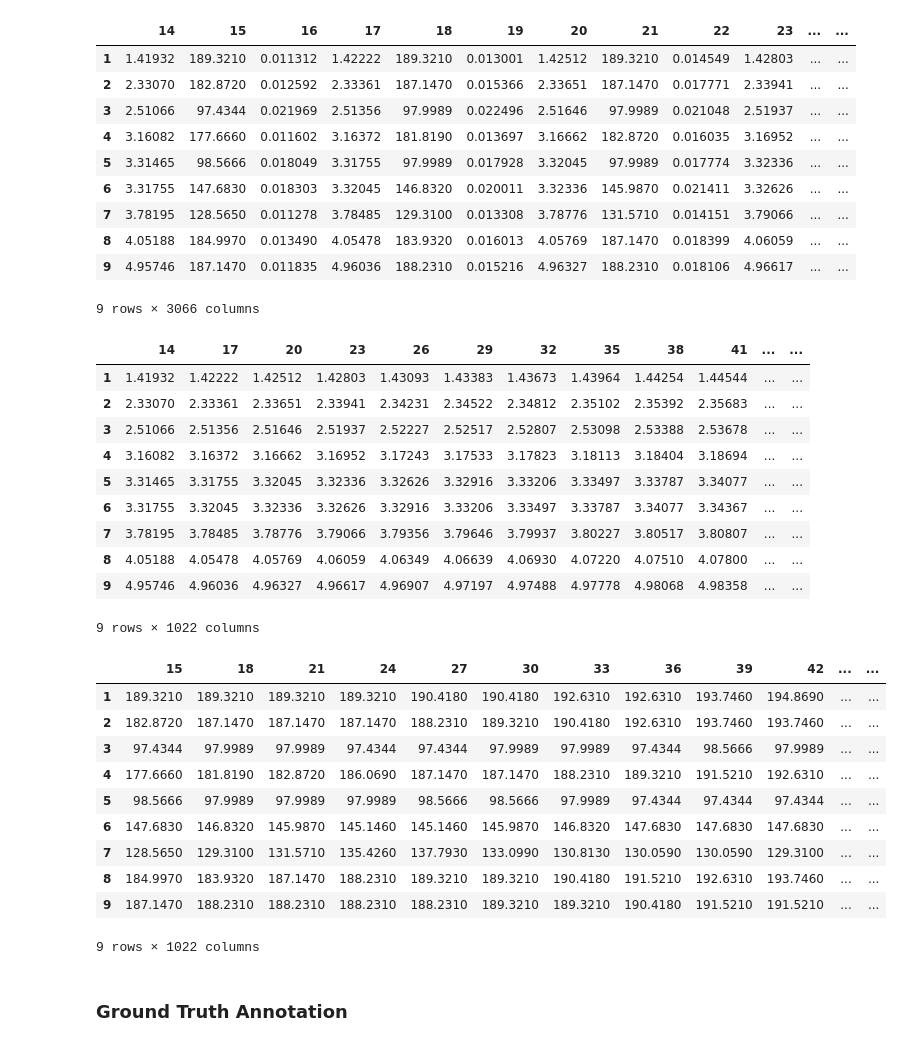
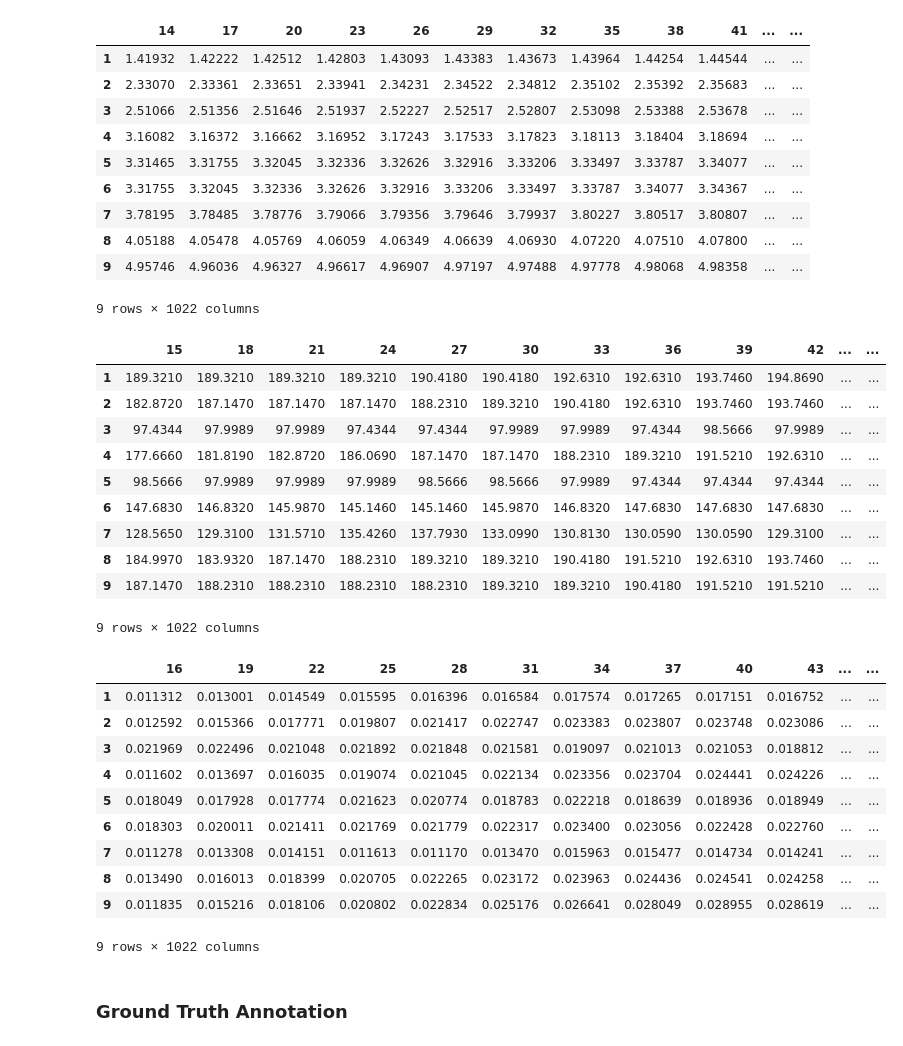
Before and after one commit to rabitt/contour_classification, a Jupyter notebook: contours_to_labels.ipynb, the cells around one changed output. Cells and saved outputs as stored; diff of their text form; code cells hidden in the pictures.

```diff
--- a/contours_to_labels.ipynb
+++ b/contours_to_labels.ipynb
@@ -29,3 +15,8 @@ contours_sal = contours.iloc[:, 2::3]
+# %%
+contour_data = cc.load_contour_data(contour_fpath)
+
+features = cc.features_from_contour_data(contour_data, normalize=True)
+contours_t, contours_f, contours_s = cc.contours_from_contour_data(contour_data)
 # %%
 features.iloc[1:10]
 # %% [output]
@@ -42,44 +33,44 @@ features.iloc[1:10]
 # %%
-contours.iloc[1:10]
+contours_t.iloc[1:10]
 # %% [output]
-|  | 14 | 15 | 16 | 17 | 18 | 19 | 20 | 21 | 22 | 23 | ... | ... |
-| 1 | 1.41932 | 189.3210 | 0.011312 | 1.42222 | 189.3210 | 0.013001 | 1.42512 | 189.3210 | 0.014549 | 1.42803 | ... | ... |
-| 2 | 2.33070 | 182.8720 | 0.012592 | 2.33361 | 187.1470 | 0.015366 | 2.33651 | 187.1470 | 0.017771 | 2.33941 | ... | ... |
-| 3 | 2.51066 | 97.4344 | 0.021969 | 2.51356 | 97.9989 | 0.022496 | 2.51646 | 97.9989 | 0.021048 | 2.51937 | ... | ... |
-| 4 | 3.16082 | 177.6660 | 0.011602 | 3.16372 | 181.8190 | 0.013697 | 3.16662 | 182.8720 | 0.016035 | 3.16952 | ... | ... |
-| 5 | 3.31465 | 98.5666 | 0.018049 | 3.31755 | 97.9989 | 0.017928 | 3.32045 | 97.9989 | 0.017774 | 3.32336 | ... | ... |
-| 6 | 3.31755 | 147.6830 | 0.018303 | 3.32045 | 146.8320 | 0.020011 | 3.32336 | 145.9870 | 0.021411 | 3.32626 | ... | ... |
-| 7 | 3.78195 | 128.5650 | 0.011278 | 3.78485 | 129.3100 | 0.013308 | 3.78776 | 131.5710 | 0.014151 | 3.79066 | ... | ... |
-| 8 | 4.05188 | 184.9970 | 0.013490 | 4.05478 | 183.9320 | 0.016013 | 4.05769 | 187.1470 | 0.018399 | 4.06059 | ... | ... |
-| 9 | 4.95746 | 187.1470 | 0.011835 | 4.96036 | 188.2310 | 0.015216 | 4.96327 | 188.2310 | 0.018106 | 4.96617 | ... | ... |
+|  | 14 | 17 | 20 | 23 | 26 | 29 | 32 | 35 | 38 | 41 | ... | ... |
+| 1 | 1.41932 | 1.42222 | 1.42512 | 1.42803 | 1.43093 | 1.43383 | 1.43673 | 1.43964 | 1.44254 | 1.44544 | ... | ... |
+| 2 | 2.33070 | 2.33361 | 2.33651 | 2.33941 | 2.34231 | 2.34522 | 2.34812 | 2.35102 | 2.35392 | 2.35683 | ... | ... |
+| 3 | 2.51066 | 2.51356 | 2.51646 | 2.51937 | 2.52227 | 2.52517 | 2.52807 | 2.53098 | 2.53388 | 2.53678 | ... | ... |
+| 4 | 3.16082 | 3.16372 | 3.16662 | 3.16952 | 3.17243 | 3.17533 | 3.17823 | 3.18113 | 3.18404 | 3.18694 | ... | ... |
+| 5 | 3.31465 | 3.31755 | 3.32045 | 3.32336 | 3.32626 | 3.32916 | 3.33206 | 3.33497 | 3.33787 | 3.34077 | ... | ... |
+| 6 | 3.31755 | 3.32045 | 3.32336 | 3.32626 | 3.32916 | 3.33206 | 3.33497 | 3.33787 | 3.34077 | 3.34367 | ... | ... |
+| 7 | 3.78195 | 3.78485 | 3.78776 | 3.79066 | 3.79356 | 3.79646 | 3.79937 | 3.80227 | 3.80517 | 3.80807 | ... | ... |
+| 8 | 4.05188 | 4.05478 | 4.05769 | 4.06059 | 4.06349 | 4.06639 | 4.06930 | 4.07220 | 4.07510 | 4.07800 | ... | ... |
+| 9 | 4.95746 | 4.96036 | 4.96327 | 4.96617 | 4.96907 | 4.97197 | 4.97488 | 4.97778 | 4.98068 | 4.98358 | ... | ... |
-9 rows × 3066 columns
+9 rows × 1022 columns
 # %%
-contours_times.iloc[1:10]
+contours_f.iloc[1:10]
 # %% [output]
-|  | 14 | 17 | 20 | 23 | 26 | 29 | 32 | 35 | 38 | 41 | ... | ... |
-| 1 | 1.41932 | 1.42222 | 1.42512 | 1.42803 | 1.43093 | 1.43383 | 1.43673 | 1.43964 | 1.44254 | 1.44544 | ... | ... |
-| 2 | 2.33070 | 2.33361 | 2.33651 | 2.33941 | 2.34231 | 2.34522 | 2.34812 | 2.35102 | 2.35392 | 2.35683 | ... | ... |
-| 3 | 2.51066 | 2.51356 | 2.51646 | 2.51937 | 2.52227 | 2.52517 | 2.52807 | 2.53098 | 2.53388 | 2.53678 | ... | ... |
-| 4 | 3.16082 | 3.16372 | 3.16662 | 3.16952 | 3.17243 | 3.17533 | 3.17823 | 3.18113 | 3.18404 | 3.18694 | ... | ... |
-| 5 | 3.31465 | 3.31755 | 3.32045 | 3.32336 | 3.32626 | 3.32916 | 3.33206 | 3.33497 | 3.33787 | 3.34077 | ... | ... |
-| 6 | 3.31755 | 3.32045 | 3.32336 | 3.32626 | 3.32916 | 3.33206 | 3.33497 | 3.33787 | 3.34077 | 3.34367 | ... | ... |
-| 7 | 3.78195 | 3.78485 | 3.78776 | 3.79066 | 3.79356 | 3.79646 | 3.79937 | 3.80227 | 3.80517 | 3.80807 | ... | ... |
-| 8 | 4.05188 | 4.05478 | 4.05769 | 4.06059 | 4.06349 | 4.06639 | 4.06930 | 4.07220 | 4.07510 | 4.07800 | ... | ... |
-| 9 | 4.95746 | 4.96036 | 4.96327 | 4.96617 | 4.96907 | 4.97197 | 4.97488 | 4.97778 | 4.98068 | 4.98358 | ... | ... |
+|  | 15 | 18 | 21 | 24 | 27 | 30 | 33 | 36 | 39 | 42 | ... | ... |
+| 1 | 189.3210 | 189.3210 | 189.3210 | 189.3210 | 190.4180 | 190.4180 | 192.6310 | 192.6310 | 193.7460 | 194.8690 | ... | ... |
+| 2 | 182.8720 | 187.1470 | 187.1470 | 187.1470 | 188.2310 | 189.3210 | 190.4180 | 192.6310 | 193.7460 | 193.7460 | ... | ... |
+| 3 | 97.4344 | 97.9989 | 97.9989 | 97.4344 | 97.4344 | 97.9989 | 97.9989 | 97.4344 | 98.5666 | 97.9989 | ... | ... |
+| 4 | 177.6660 | 181.8190 | 182.8720 | 186.0690 | 187.1470 | 187.1470 | 188.2310 | 189.3210 | 191.5210 | 192.6310 | ... | ... |
+| 5 | 98.5666 | 97.9989 | 97.9989 | 97.9989 | 98.5666 | 98.5666 | 97.9989 | 97.4344 | 97.4344 | 97.4344 | ... | ... |
+| 6 | 147.6830 | 146.8320 | 145.9870 | 145.1460 | 145.1460 | 145.9870 | 146.8320 | 147.6830 | 147.6830 | 147.6830 | ... | ... |
+| 7 | 128.5650 | 129.3100 | 131.5710 | 135.4260 | 137.7930 | 133.0990 | 130.8130 | 130.0590 | 130.0590 | 129.3100 | ... | ... |
+| 8 | 184.9970 | 183.9320 | 187.1470 | 188.2310 | 189.3210 | 189.3210 | 190.4180 | 191.5210 | 192.6310 | 193.7460 | ... | ... |
+| 9 | 187.1470 | 188.2310 | 188.2310 | 188.2310 | 188.2310 | 189.3210 | 189.3210 | 190.4180 | 191.5210 | 191.5210 | ... | ... |
 9 rows × 1022 columns
 # %%
-contours_freqs.iloc[1:10]
+contours_s.iloc[1:10]
 # %% [output]
-|  | 15 | 18 | 21 | 24 | 27 | 30 | 33 | 36 | 39 | 42 | ... | ... |
-| 1 | 189.3210 | 189.3210 | 189.3210 | 189.3210 | 190.4180 | 190.4180 | 192.6310 | 192.6310 | 193.7460 | 194.8690 | ... | ... |
-| 2 | 182.8720 | 187.1470 | 187.1470 | 187.1470 | 188.2310 | 189.3210 | 190.4180 | 192.6310 | 193.7460 | 193.7460 | ... | ... |
-| 3 | 97.4344 | 97.9989 | 97.9989 | 97.4344 | 97.4344 | 97.9989 | 97.9989 | 97.4344 | 98.5666 | 97.9989 | ... | ... |
-| 4 | 177.6660 | 181.8190 | 182.8720 | 186.0690 | 187.1470 | 187.1470 | 188.2310 | 189.3210 | 191.5210 | 192.6310 | ... | ... |
-| 5 | 98.5666 | 97.9989 | 97.9989 | 97.9989 | 98.5666 | 98.5666 | 97.9989 | 97.4344 | 97.4344 | 97.4344 | ... | ... |
-| 6 | 147.6830 | 146.8320 | 145.9870 | 145.1460 | 145.1460 | 145.9870 | 146.8320 | 147.6830 | 147.6830 | 147.6830 | ... | ... |
-| 7 | 128.5650 | 129.3100 | 131.5710 | 135.4260 | 137.7930 | 133.0990 | 130.8130 | 130.0590 | 130.0590 | 129.3100 | ... | ... |
-| 8 | 184.9970 | 183.9320 | 187.1470 | 188.2310 | 189.3210 | 189.3210 | 190.4180 | 191.5210 | 192.6310 | 193.7460 | ... | ... |
-| 9 | 187.1470 | 188.2310 | 188.2310 | 188.2310 | 188.2310 | 189.3210 | 189.3210 | 190.4180 | 191.5210 | 191.5210 | ... | ... |
+|  | 16 | 19 | 22 | 25 | 28 | 31 | 34 | 37 | 40 | 43 | ... | ... |
+| 1 | 0.011312 | 0.013001 | 0.014549 | 0.015595 | 0.016396 | 0.016584 | 0.017574 | 0.017265 | 0.017151 | 0.016752 | ... | ... |
+| 2 | 0.012592 | 0.015366 | 0.017771 | 0.019807 | 0.021417 | 0.022747 | 0.023383 | 0.023807 | 0.023748 | 0.023086 | ... | ... |
+| 3 | 0.021969 | 0.022496 | 0.021048 | 0.021892 | 0.021848 | 0.021581 | 0.019097 | 0.021013 | 0.021053 | 0.018812 | ... | ... |
+| 4 | 0.011602 | 0.013697 | 0.016035 | 0.019074 | 0.021045 | 0.022134 | 0.023356 | 0.023704 | 0.024441 | 0.024226 | ... | ... |
+| 5 | 0.018049 | 0.017928 | 0.017774 | 0.021623 | 0.020774 | 0.018783 | 0.022218 | 0.018639 | 0.018936 | 0.018949 | ... | ... |
+| 6 | 0.018303 | 0.020011 | 0.021411 | 0.021769 | 0.021779 | 0.022317 | 0.023400 | 0.023056 | 0.022428 | 0.022760 | ... | ... |
+| 7 | 0.011278 | 0.013308 | 0.014151 | 0.011613 | 0.011170 | 0.013470 | 0.015963 | 0.015477 | 0.014734 | 0.014241 | ... | ... |
+| 8 | 0.013490 | 0.016013 | 0.018399 | 0.020705 | 0.022265 | 0.023172 | 0.023963 | 0.024436 | 0.024541 | 0.024258 | ... | ... |
+| 9 | 0.011835 | 0.015216 | 0.018106 | 0.020802 | 0.022834 | 0.025176 | 0.026641 | 0.028049 | 0.028955 | 0.028619 | ... | ... |
 9 rows × 1022 columns
 # %% [markdown]
 ### Ground Truth Annotation
```
Also changed, not shown: parts of 20 cells of this notebook.
